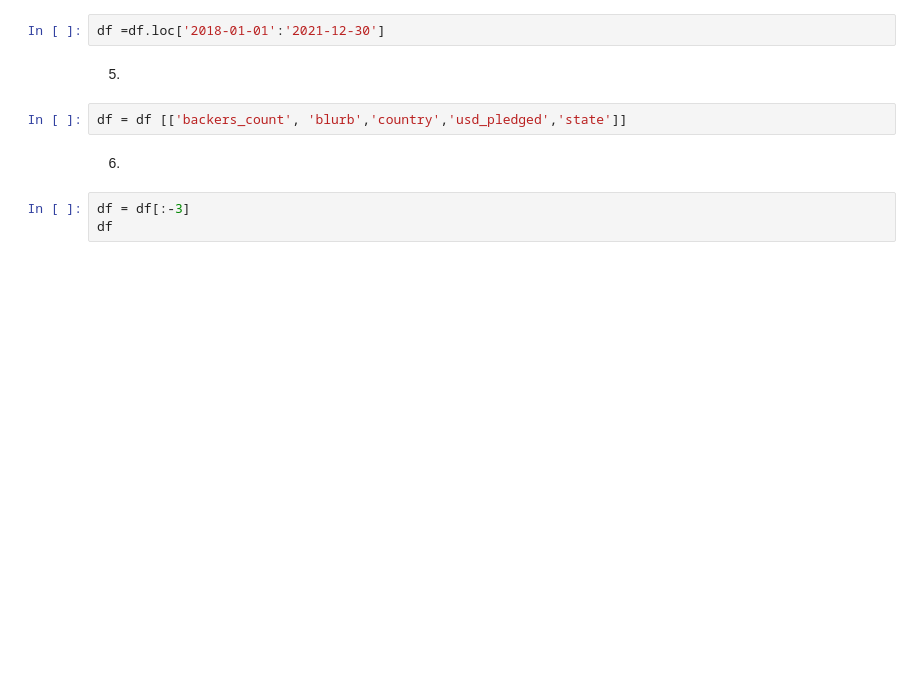
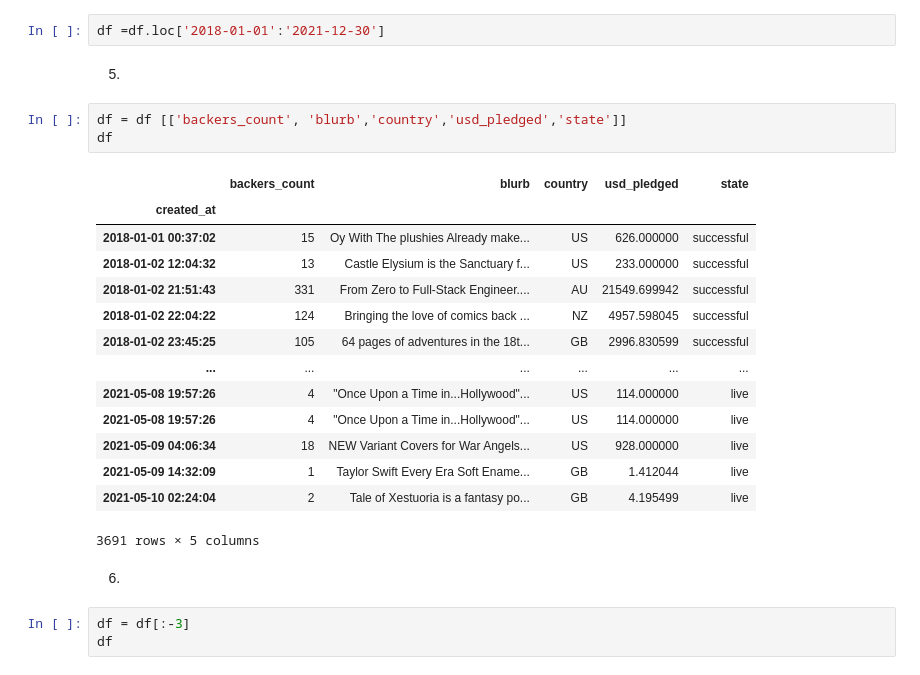
Before and after one commit to ZainabAlharbi/fintech, a Jupyter notebook: assignment_w2_c1_template(updated).ipynb, the cells around one changed output. Saved outputs shown, nothing was run; the diff lists cells and outputs as text; blank space fills up the shorter version.

```diff
--- a/assignment_w2_c1_template(updated).ipynb
+++ b/assignment_w2_c1_template(updated).ipynb
@@ -34,6 +34,22 @@ df =df.loc['2018-01-01':'2021-12-30']
 5.
 # %%
 df = df [['backers_count', 'blurb','country','usd_pledged','state']]
+df
+# %% [output]
+|  | backers_count | blurb | country | usd_pledged | state |
+| created_at |  |  |  |  |  |
+| 2018-01-01 00:37:02 | 15 | Oy With The plushies Already make... | US | 626.000000 | successful |
+| 2018-01-02 12:04:32 | 13 | Castle Elysium is the Sanctuary f... | US | 233.000000 | successful |
+| 2018-01-02 21:51:43 | 331 | From Zero to Full-Stack Engineer.... | AU | 21549.699942 | successful |
+| 2018-01-02 22:04:22 | 124 | Bringing the love of comics back ... | NZ | 4957.598045 | successful |
+| 2018-01-02 23:45:25 | 105 | 64 pages of adventures in the 18t... | GB | 2996.830599 | successful |
+| ... | ... | ... | ... | ... | ... |
+| 2021-05-08 19:57:26 | 4 | "Once Upon a Time in...Hollywood"... | US | 114.000000 | live |
+| 2021-05-08 19:57:26 | 4 | "Once Upon a Time in...Hollywood"... | US | 114.000000 | live |
+| 2021-05-09 04:06:34 | 18 | NEW Variant Covers for War Angels... | US | 928.000000 | live |
+| 2021-05-09 14:32:09 | 1 | Taylor Swift Every Era Soft Ename... | GB | 1.412044 | live |
+| 2021-05-10 02:24:04 | 2 | Tale of Xestuoria is a fantasy po... | GB | 4.195499 | live |
+3691 rows × 5 columns
 # %% [markdown]
 6.
 # %%
```
